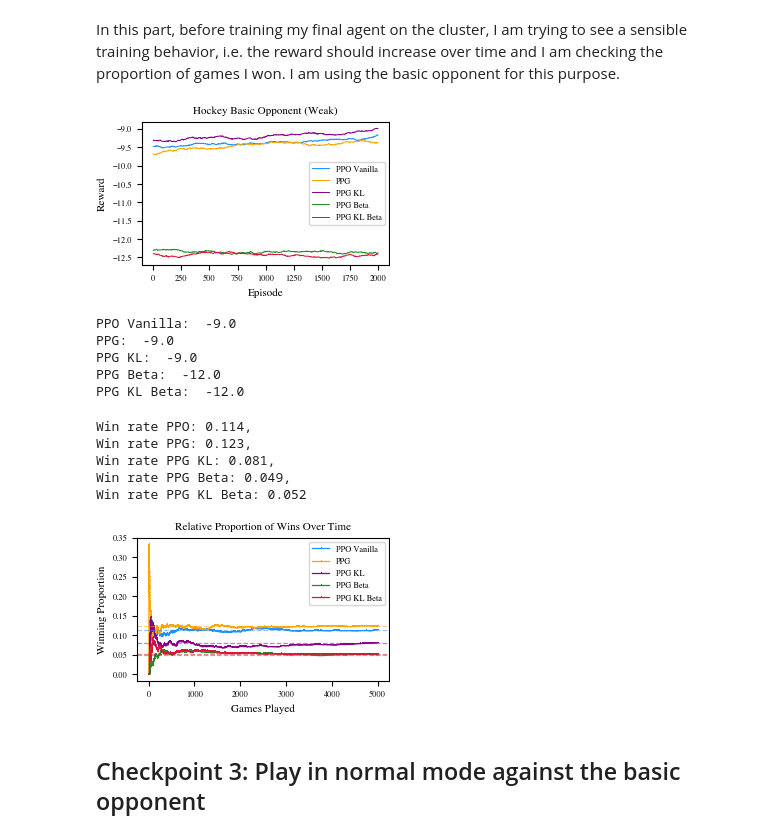
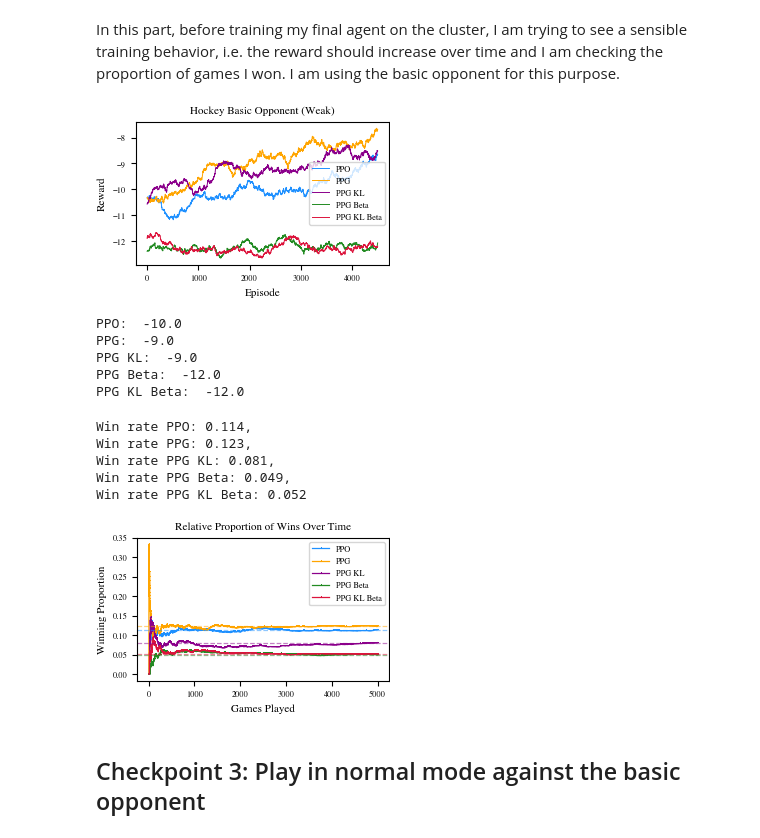
Before and after one commit to kimmizi/PuckAI, a Jupyter notebook: exp/Documentation_RL_Project.ipynb, the cells around one changed output. Saved outputs shown, nothing was run; the diff lists cells and outputs as text; code cells hidden in the pictures.

Commit message:
Update environment from Pendulum to Hockey and adjust reward file naming

```diff
--- a/exp/Documentation_RL_Project.ipynb
+++ b/exp/Documentation_RL_Project.ipynb
@@ -146,11 +146,12 @@ state_dim = env_hockey.observation_space.shape[0]
 action_dim = env_hockey.action_space.shape[0]
 # %%
 # Load rewards
-rewards_ppo_hockey = np.load("../dat/hockey/rewards_ppo.npy")
-rewards_ppg_hockey = np.load("../dat/hockey/rewards_ppg_gae.npy")
-rewards_ppg_kl_hockey = np.load("../dat/hockey/rewards_ppg_kl.npy")
-rewards_ppg_beta_hockey = np.load("../dat/hockey/rewards_ppg_beta.npy")
-rewards_ppg_kl_beta_hockey = np.load("../dat/hockey/rewards_ppg_kl_beta.npy")
+rewards_ppo_hockey = np.load("../dat/hockey_2/rewards_ppo.npy")
+rewards_ppg_hockey = np.load("../dat/hockey_2/rewards_ppg.npy")
+# rewards_ppg_hockey = np.load("../dat/hockey_2/rewards_ppg_gae.npy")
+rewards_ppg_kl_hockey = np.load("../dat/hockey_2/rewards_ppg_kl.npy")
+rewards_ppg_beta_hockey = np.load("../dat/hockey_2/rewards_ppg_beta.npy")
+rewards_ppg_kl_beta_hockey = np.load("../dat/hockey_2/rewards_ppg_kl_beta.npy")
 # %%
 # Load information about winner
 info_ppo_hockey = np.load("../dat/hockey/info_ppo.npy")
@@ -161,42 +162,42 @@ info_ppg_kl_beta_hockey = np.load("../dat/hockey/info_ppg_kl_beta.npy")
 # %%
 # Plot results
 def moving_average(data, window_size):
     """Compute the moving average of a list."""
     return np.convolve(data, np.ones(window_size) / window_size, mode = "valid")
 
-wind_size = 800
+wind_size = 500
 
 plt.rcParams.update(bundles.icml2022(column = "full", nrows = 1, ncols = 1, usetex = False))
 fig, ax = plt.subplots(figsize = (3, 2))
-plt.plot(moving_average(rewards_ppo_hockey, wind_size), label = "PPO Vanilla", linewidth = 0.7, color = "dodgerblue")
+plt.plot(moving_average(rewards_ppo_hockey, wind_size), label = "PPO", linewidth = 0.7, color = "dodgerblue")
 plt.plot(moving_average(rewards_ppg_hockey, wind_size), label = "PPG", linewidth = 0.7, color = "orange")
 plt.plot(moving_average(rewards_ppg_kl_hockey, wind_size), label = "PPG KL", linewidth = 0.7, color = "darkmagenta")
 plt.plot(moving_average(rewards_ppg_beta_hockey, wind_size), label = "PPG Beta", linewidth = 0.7, color = "forestgreen")
 plt.plot(moving_average(rewards_ppg_kl_beta_hockey, wind_size), label = "PPG KL Beta", linewidth = 0.7, color = "crimson")
 plt.legend()
 plt.xlabel("Episode")
 plt.ylabel("Reward")
 plt.title("Hockey Basic Opponent (Weak)")
 plt.legend()
 # plt.grid()
 plt.show()
 
 # save figure as png
-fig.savefig("../doc/fig/hockey_env_training.png", dpi = 1000, bbox_inches = "tight", pad_inches = 0.1, transparent = True)
+fig.savefig("../doc/fig/comparison_hockey.png", dpi = 1000, bbox_inches = "tight", pad_inches = 0.1, transparent = True)
 # %% [output]
-[figure, old version]
+[figure, new version]
 # %%
 # calc average reward
 def average_reward(rewards):
     return np.round(np.mean(rewards))
 
-print("PPO Vanilla: ", average_reward(rewards_ppo_hockey))
+print("PPO: ", average_reward(rewards_ppo_hockey))
 print("PPG: ", average_reward(rewards_ppg_hockey))
 print("PPG KL: ", average_reward(rewards_ppg_kl_hockey))
 print("PPG Beta: ", average_reward(rewards_ppg_beta_hockey))
 print("PPG KL Beta: ", average_reward(rewards_ppg_kl_beta_hockey))
 # %% [output]
-PPO Vanilla:  -9.0
+PPO:  -10.0
 PPG:  -9.0
 PPG KL:  -9.0
 PPG Beta:  -12.0
@@ -242,7 +243,7 @@ win_ratio_ppg_kl_beta = wins_ppg_kl_beta / games_played
 
 plt.rcParams.update(bundles.icml2022(column = "full", nrows = 1, ncols = 1, usetex = False))
 fig, ax = plt.subplots(figsize = (3, 2))
-plt.plot(games_played, win_ratio_ppo, marker = ',', linestyle = '-', label = "PPO Vanilla", linewidth = 0.9, color = "dodgerblue")
+plt.plot(games_played, win_ratio_ppo, marker = ',', linestyle = '-', label = "PPO", linewidth = 0.9, color = "dodgerblue")
 plt.plot(games_played, win_ratio_ppg, marker = ',', linestyle = '-', label = "PPG", linewidth = 0.9, color = "orange")
 plt.plot(games_played, win_ratio_ppg_kl, marker = ',', linestyle = '-', label = "PPG KL", linewidth = 0.9, color = "darkmagenta")
 plt.plot(games_played, win_ratio_ppg_beta, marker = ',', linestyle = '-', label = "PPG Beta", linewidth = 0.9, color = "forestgreen")
@@ -264,7 +265,7 @@ Win rate PPG: 0.123,
 Win rate PPG KL: 0.081,
 Win rate PPG Beta: 0.049,
 Win rate PPG KL Beta: 0.052
-[figure, old version]
+[figure, new version]
 # %% [markdown]
 ## Checkpoint 3: Play in normal mode against the basic opponent
 # %% [markdown]
```
Also changed, not shown: parts of 6 cells of this notebook, 17 other files.
